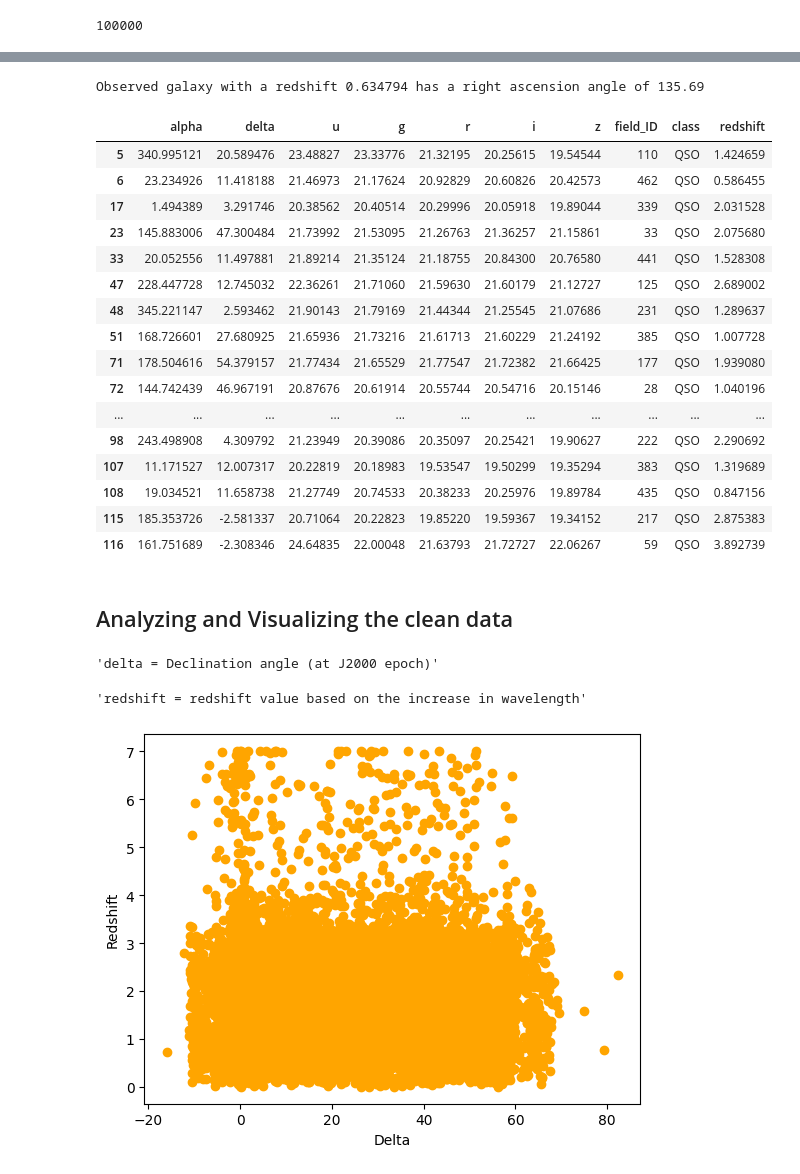
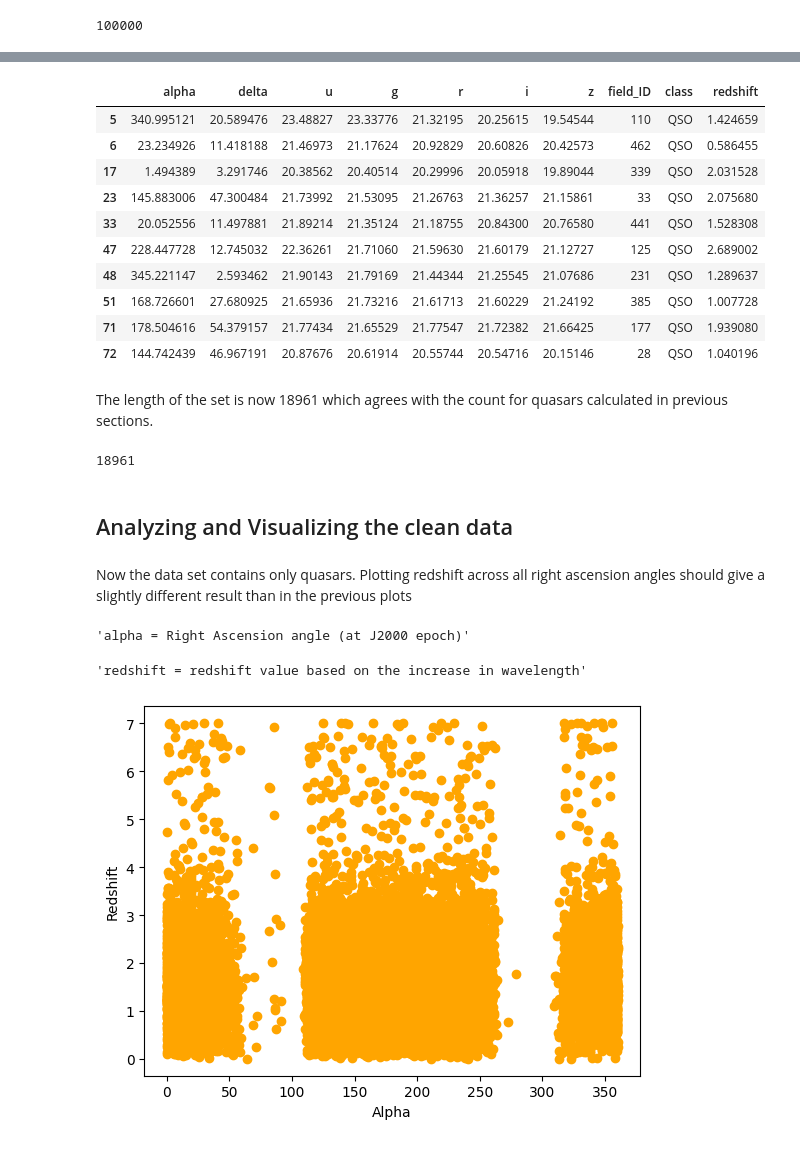
Before and after one commit to januaryeve/Stellar_Classification, a Jupyter notebook: Stellar_Classification_Code.ipynb, the cells around one changed output, grey strips where cells are left out. Saved outputs shown, nothing was run; the diff lists cells and outputs as text; code cells hidden in the pictures.

Commit message:
added markdown, min and max, modified plots

```diff
--- a/Stellar_Classification_Code.ipynb
+++ b/Stellar_Classification_Code.ipynb
@@ -117,8 +228,8 @@ plt.show()
 # %% [markdown]
 ## Cleaning the data
 # %%
-df = pd.read_csv('star_classification_data_clean.csv')
-df.head(10)
+df2 = pd.read_csv('star_classification_data_clean.csv')
+df2.head(10)
 # %% [output]
 |  | obj_ID | alpha | delta | u | g | r | i | z | run_ID | rerun_ID | cam_col | ... |
 | 0 | 1.237661e+18 | 135.689107 | 32.494632 | 23.87882 | 22.27530 | 20.39501 | 19.16573 | 18.79371 | 3606 | 301 | 2 | ... |
@@ -140,5 +251,5 @@ len(df)
 # %%
 #Removing unwanted columns
 
-df.drop(['run_ID', 'rerun_ID', 'obj_ID', 'spec_obj_ID', 'plate', 'MJD', 'fiber_ID', 'cam_col'], axis=1, inplace=True)
+df2.drop(['run_ID', 'rerun_ID', 'obj_ID', 'spec_obj_ID', 'plate', 'MJD', 'fiber_ID', 'cam_col'], axis=1, inplace=True)
 # %%
@@ -164,20 +269,11 @@ df.head(20)
-# %%
-#defining and calling a function
-
-def f(Class, redshift, alpha):
-    print(f'{Class} with a redshift {redshift} has a right ascension angle of {alpha:.2f}')
-
-f('Observed galaxy', 0.634794, 135.689107)
-# %% [output]
-Observed galaxy with a redshift 0.634794 has a right ascension angle of 135.69
 # %%
 #dropping galaxies and stars from the set
 
-df.drop(df.loc[df['class']==str('GALAXY')].index, inplace=True)
-df.drop(df.loc[df['class']==str('STAR')].index, inplace=True)
+df2.drop(df2.loc[df2['class']==str('GALAXY')].index, inplace=True)
+df2.drop(df2.loc[df2['class']==str('STAR')].index, inplace=True)
 
 
-df.head(20)
+df2.head(10)
 # %% [output]
 |  | alpha | delta | u | g | r | i | z | field_ID | class | redshift |
 | 5 | 340.995121 | 20.589476 | 23.48827 | 23.33776 | 21.32195 | 20.25615 | 19.54544 | 110 | QSO | 1.424659 |
@@ -190,30 +286,32 @@ df.head(20)
 | 51 | 168.726601 | 27.680925 | 21.65936 | 21.73216 | 21.61713 | 21.60229 | 21.24192 | 385 | QSO | 1.007728 |
 | 71 | 178.504616 | 54.379157 | 21.77434 | 21.65529 | 21.77547 | 21.72382 | 21.66425 | 177 | QSO | 1.939080 |
 | 72 | 144.742439 | 46.967191 | 20.87676 | 20.61914 | 20.55744 | 20.54716 | 20.15146 | 28 | QSO | 1.040196 |
-| ... | ... | ... | ... | ... | ... | ... | ... | ... | ... | ... |
-| 98 | 243.498908 | 4.309792 | 21.23949 | 20.39086 | 20.35097 | 20.25421 | 19.90627 | 222 | QSO | 2.290692 |
-| 107 | 11.171527 | 12.007317 | 20.22819 | 20.18983 | 19.53547 | 19.50299 | 19.35294 | 383 | QSO | 1.319689 |
-| 108 | 19.034521 | 11.658738 | 21.27749 | 20.74533 | 20.38233 | 20.25976 | 19.89784 | 435 | QSO | 0.847156 |
-| 115 | 185.353726 | -2.581337 | 20.71064 | 20.22823 | 19.85220 | 19.59367 | 19.34152 | 217 | QSO | 2.875383 |
-| 116 | 161.751689 | -2.308346 | 24.64835 | 22.00048 | 21.63793 | 21.72727 | 22.06267 | 59 | QSO | 3.892739 |
+# %% [markdown]
+The length of the set is now 18961 which agrees with the count for quasars calculated in previous sections.
+# %%
+len(df2)
+# %% [output]
+18961
 # %% [markdown]
 ## Analyzing and Visualizing the clean data
+# %% [markdown]
+Now the data set contains only quasars. Plotting redshift across all right ascension angles should give a slightly different result than in the previous plots
 # %%
-data_key['delta']
+data_key['alpha']
 # %% [output]
-'delta = Declination angle (at J2000 epoch)'
+'alpha = Right Ascension angle (at J2000 epoch)'
 # %%
 data_key['redshift']
 # %% [output]
 'redshift = redshift value based on the increase in wavelength'
 # %%
-#Plotting delta and redshift for only quasar observations
+#Plotting alpha and redshift for only quasar observations
 
-x=df['delta']
-y=df['redshift']
+x=df2['alpha']
+y=df2['redshift']
 plt.scatter(x,y, c='orange')
-plt.xlabel('Delta')
+plt.xlabel('Alpha')
 plt.ylabel('Redshift')
 plt.show()
 # %% [output]
-[figure, old version]
+[figure, new version]
```
Also changed, not shown: parts of 31 cells of this notebook.
